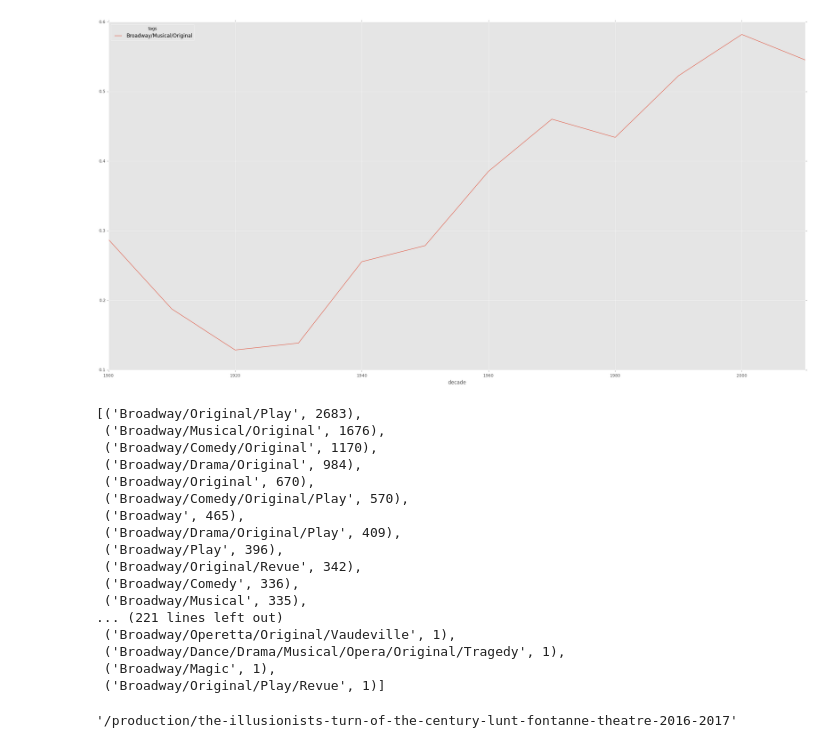
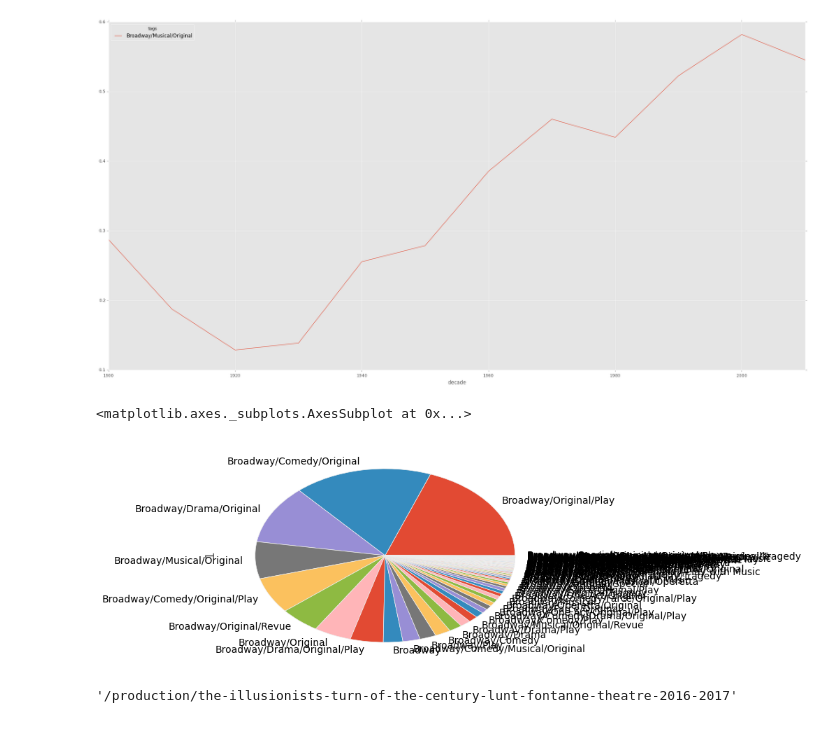
Before and after one commit to kebuhcah/purgation, a Jupyter notebook: playbill_basic.ipynb, the cells around one changed output. Saved outputs shown, nothing was run; the diff lists cells and outputs as text; code cells hidden in the pictures.

```diff
--- a/playbill_basic.ipynb
+++ b/playbill_basic.ipynb
@@ -141,26 +183,11 @@ t[['Broadway/Musical/Original']].plot(figsize=(30,15))
 # %% [output]
 <matplotlib.axes._subplots.AxesSubplot at 0x...>
 [figure]
-# %%
-nltk.FreqDist(list(Shows.tags)).most_common()
-# %% [output]
-[('Broadway/Original/Play', 2683),
- ('Broadway/Musical/Original', 1676),
- ('Broadway/Comedy/Original', 1170),
- ('Broadway/Drama/Original', 984),
- ('Broadway/Original', 670),
- ('Broadway/Comedy/Original/Play', 570),
- ('Broadway', 465),
- ('Broadway/Drama/Original/Play', 409),
- ('Broadway/Play', 396),
- ('Broadway/Original/Revue', 342),
- ('Broadway/Comedy', 336),
- ('Broadway/Musical', 335),
-... (221 lines left out)
- ('Broadway/Operetta/Original/Vaudeville', 1),
- ('Broadway/Dance/Drama/Musical/Opera/Original/Tragedy', 1),
- ('Broadway/Magic', 1),
- ('Broadway/Original/Play/Revue', 1)]
+# %%
+DataFrame(nltk.FreqDist(list(Shows[Shows.year.between(1920,1930)].tags)).most_common()).set_index(0)[1].plot.pie()
+# %% [output]
+<matplotlib.axes._subplots.AxesSubplot at 0x...>
+[figure, added]
 # %%
 Shows[Shows.tags.str.contains('Theatrical Experience')]['url'][12824]
 # %% [output]
```
Also changed, not shown: parts of 5 cells of this notebook.
